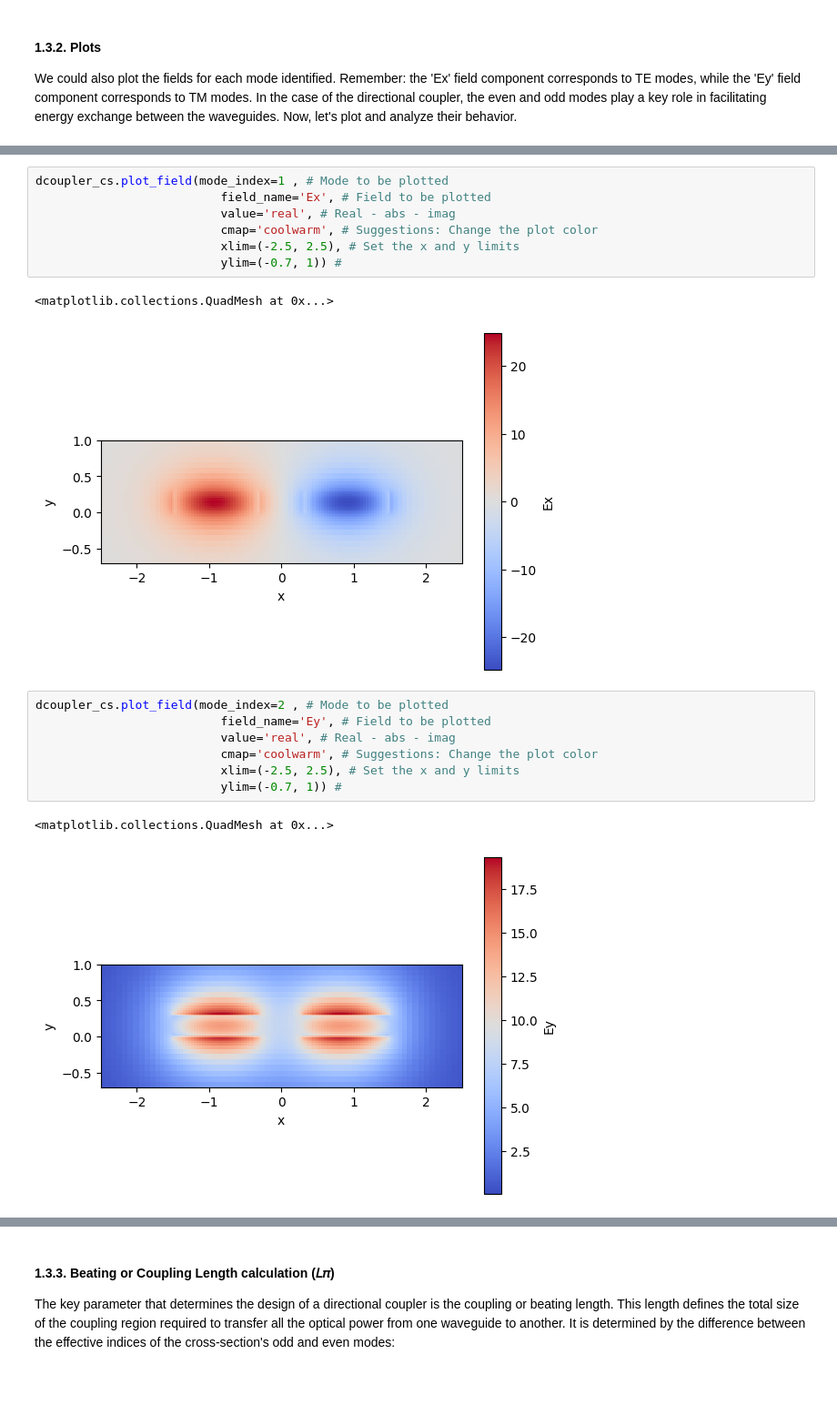
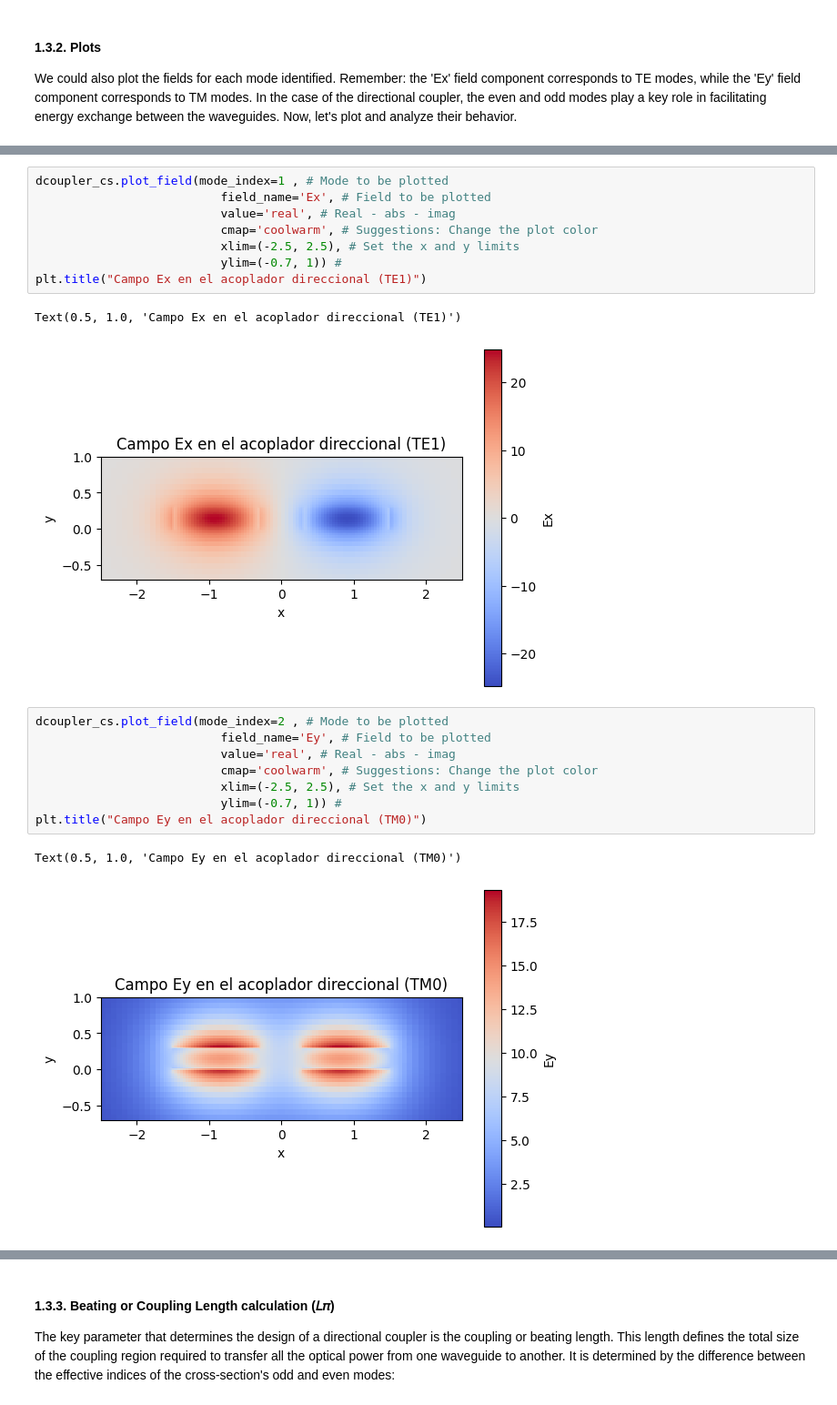
Before and after one commit to jllanoh/cifoin-lab2, a Jupyter notebook: COUPLERS_Student.ipynb, the cells around one changed output, grey strips where cells are left out. Shown at 91% size. Drawn from its saved outputs; the diff is of its cells as text.

```diff
--- a/COUPLERS_Student.ipynb
+++ b/COUPLERS_Student.ipynb
@@ -112,19 +113,21 @@ dcoupler_cs.plot_field(mode_index=1 , # Mode to be plotted
                           cmap='coolwarm', # Suggestions: Change the plot color
                           xlim=(-2.5, 2.5), # Set the x and y limits
                           ylim=(-0.7, 1)) #
+plt.title("Campo Ex en el acoplador direccional (TE1)")
 # %% [output]
-<matplotlib.collections.QuadMesh at 0x...>
+Text(0.5, 1.0, 'Campo Ex en el acoplador direccional (TE1)')
-[figure, old version]
+[figure, new version]
 # %%
 dcoupler_cs.plot_field(mode_index=2 , # Mode to be plotted
                           field_name='Ey', # Field to be plotted
                           value='real', # Real - abs - imag
                           cmap='coolwarm', # Suggestions: Change the plot color
                           xlim=(-2.5, 2.5), # Set the x and y limits
                           ylim=(-0.7, 1)) #
+plt.title("Campo Ey en el acoplador direccional (TM0)")
 # %% [output]
-<matplotlib.collections.QuadMesh at 0x...>
+Text(0.5, 1.0, 'Campo Ey en el acoplador direccional (TM0)')
-[figure, old version]
+[figure, new version]
 # %%
 dcoupler_cs.plot_field(mode_index=3, # Mode to be plotted
                           field_name='Ey', # Field to be plotted
```
Also changed, not shown: parts of 21 cells of this notebook, 2 other files.
